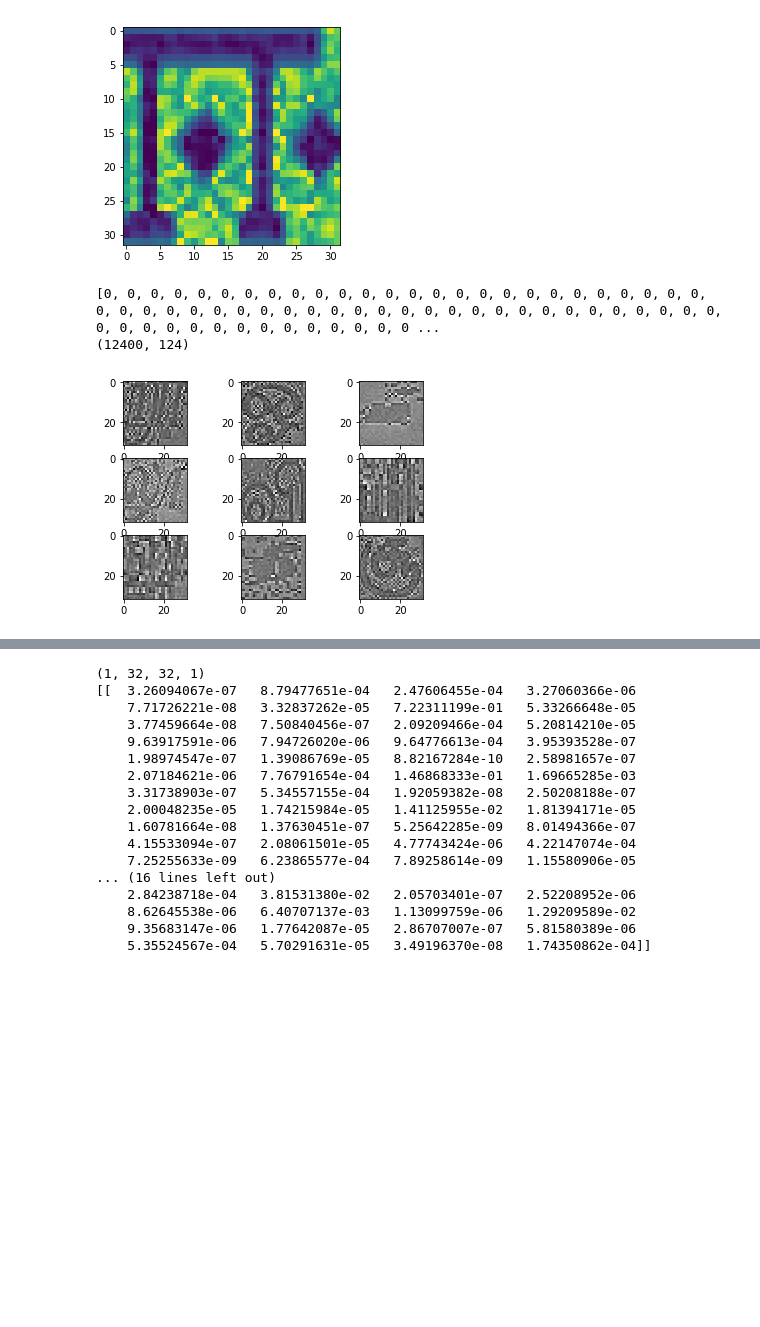
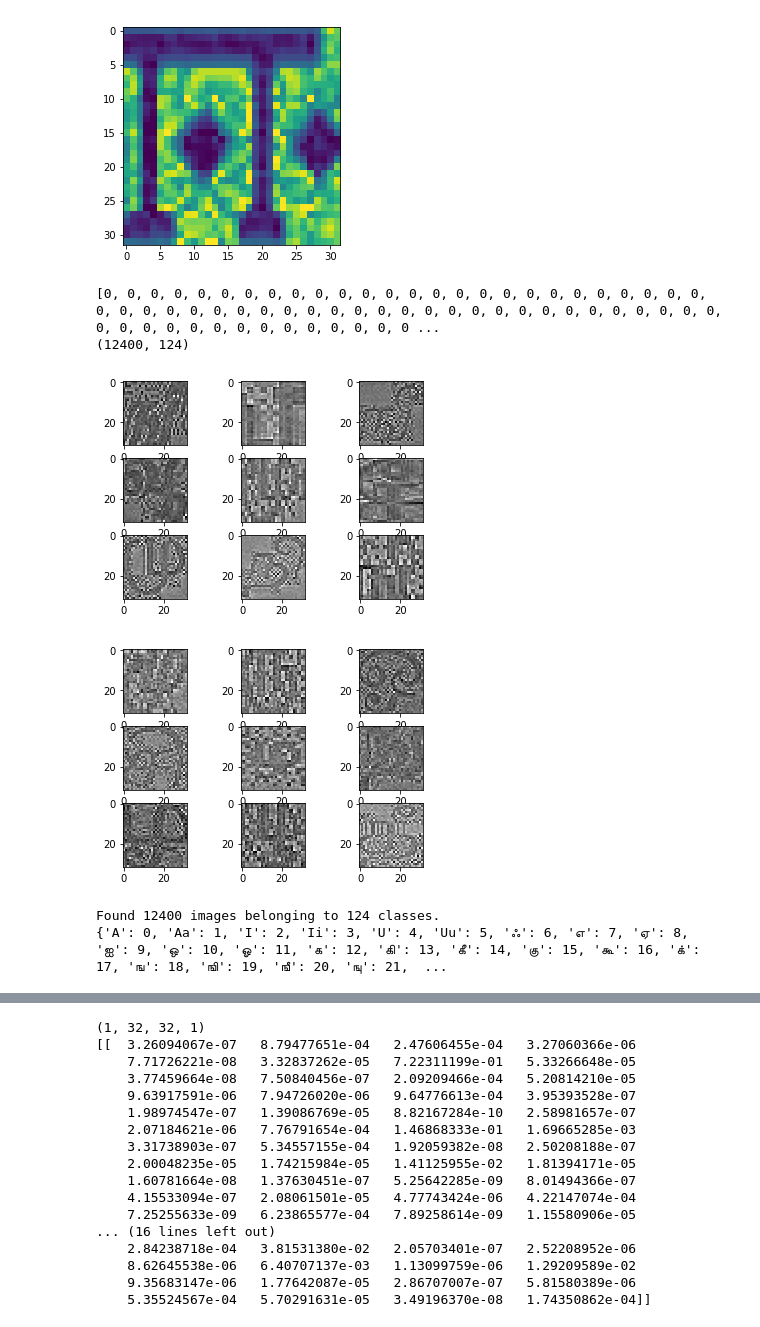
Before and after one commit to aarif96/tamil_ocr, a Jupyter notebook: cnn_ocr.ipynb, the cells around one changed output, grey strips where cells are left out. Drawn from its saved outputs; the diff is of its cells as text; code cells hidden in the pictures; blank space fills up the shorter version.

```diff
--- a/cnn_ocr.ipynb
+++ b/cnn_ocr.ipynb
@@ -94,0 +93,2 @@ loading_images()
+# %%
+x = loading_images(valid_images,x,path,threshold,char_small_img,char_big_img,char_ab_threshold,files,character_list,dim,avg_height,avg_width,small_images)
@@ -162,15 +172,15 @@ def prepare_labels(num_classes):
     return y_train
 # %%
 def split_train_val(x_train,y_train):
-    x_train,x_val,y_train,y_val = train_test_split(x_train,y_train,test_size=0.33,random_state=42)
+    x_train,x_val,y_train,y_val = train_test_split(x_train,y_train,test_size=0.20,random_state=42)
     return x_train,x_val,y_train,y_val
 # %%
-def data_augment(x_train,y_train):
+def data_augment_train(x_train,y_train):
     x_train = x_train.astype('float32')
-    datagen = ImageDataGenerator(featurewise_center=True,featurewise_std_normalization=True)
-    os.makedirs('aug_images')
-    datagen.fit(x_train)
-    for X_batch, y_batch in datagen.flow(x_train, y_train, batch_size=9,save_to_dir='aug_images',save_format='jpg'):
+    datagen_train = ImageDataGenerator(featurewise_center=True,featurewise_std_normalization=True,zca_whitening=True)
+    #os.makedirs('aug_images')
+    datagen_train.fit(x_train)
+    for X_batch, y_batch in datagen_train.flow(x_train, y_train, batch_size=9,save_to_dir='aug_images',save_format='jpg'):
         # create a grid of 3x3 images
         for i in range(0, 9):
             plt.subplot(330 + 1 + i)
@@ -178,14 +188,39 @@ def data_augment(x_train,y_train):
         # show the plot
         plt.show()
         break
+    return datagen_train
-# %%
-y_train = prepare_labels(num_classes)
-x_train,x_val,y_train,y_val = split_train_val(x_train,y_train)
-data_augment(x_train,y_train)
-# %% [output]
-[0, 0, 0, 0, 0, 0, 0, 0, 0, 0, 0, 0, 0, 0, 0, 0, 0, 0, 0, 0, 0, 0, 0, 0, 0, 0, 0, 0, 0, 0, 0, 0, 0, 0, 0, 0, 0, 0, 0, 0, 0, 0, 0, 0, 0, 0, 0, 0, 0, 0, 0, 0, 0, 0, 0, 0, 0, 0, 0, 0, 0, 0, 0, 0, 0, 0, 0 ...
-(12400, 124)
-[figure, removed]
+# %%
+def data_augment_val(x_val,y_val):
+    x_val = x_val.astype('float32')
+    datagen_val = ImageDataGenerator(featurewise_center=True,featurewise_std_normalization=True,zca_whitening=True)
+    datagen_val.fit(x_val)
+    for X_batch,y_batch in datagen_val.flow(x_val,y_val,batch_size=9):
+        for i in range(0,9):
+            plt.subplot(330 + 1 + i)
+            plt.imshow(X_batch[i].reshape(32,32),cmap=plt.get_cmap('gray'))
+        plt.show()
+        break
+    return datagen_val
+# %%
+#label_list = [0 for i in range(1,101)] + [1 for i in range(1,101)]+ [2 for i in range(1,101)]
+#label_to_char_mapping = {0 : 'A' , 1 : 'Aa' , 2 : 'I'}
+#print(label_to_char_mapping)
+y_train = prepare_labels(num_classes)
+x_train,x_val,y_train,y_val = split_train_val(x_train,y_train)
+datagen_train = data_augment_train(x_train,y_train)
+datagen_val = data_augment_val(x_val,y_val)
+# %% [output]
+[0, 0, 0, 0, 0, 0, 0, 0, 0, 0, 0, 0, 0, 0, 0, 0, 0, 0, 0, 0, 0, 0, 0, 0, 0, 0, 0, 0, 0, 0, 0, 0, 0, 0, 0, 0, 0, 0, 0, 0, 0, 0, 0, 0, 0, 0, 0, 0, 0, 0, 0, 0, 0, 0, 0, 0, 0, 0, 0, 0, 0, 0, 0, 0, 0, 0, 0 ...
+(12400, 124)
+[figure, added]
+[figure, added]
+# %%
+train_generator = datagen_train.flow_from_directory(path,target_size=(32,32),batch_size=32,save_to_dir="aug_images1",save_format='jpg')
+char_to_index = train_generator.class_indices
+print(char_to_index)
+# %% [output]
+Found 12400 images belonging to 124 classes.
+{'A': 0, 'Aa': 1, 'I': 2, 'Ii': 3, 'U': 4, 'Uu': 5, 'ஃ': 6, 'எ': 7, 'ஏ': 8, 'ஐ': 9, 'ஒ': 10, 'ஓ': 11, 'க': 12, 'கி': 13, 'கீ': 14, 'கு': 15, 'கூ': 16, 'க்': 17, 'ங': 18, 'ஙி': 19, 'ஙீ': 20, 'ஙு': 21,  ...
 # %%
 def cnn_model():
     model = Sequential()
```
Also changed, not shown: parts of 10 cells of this notebook.
